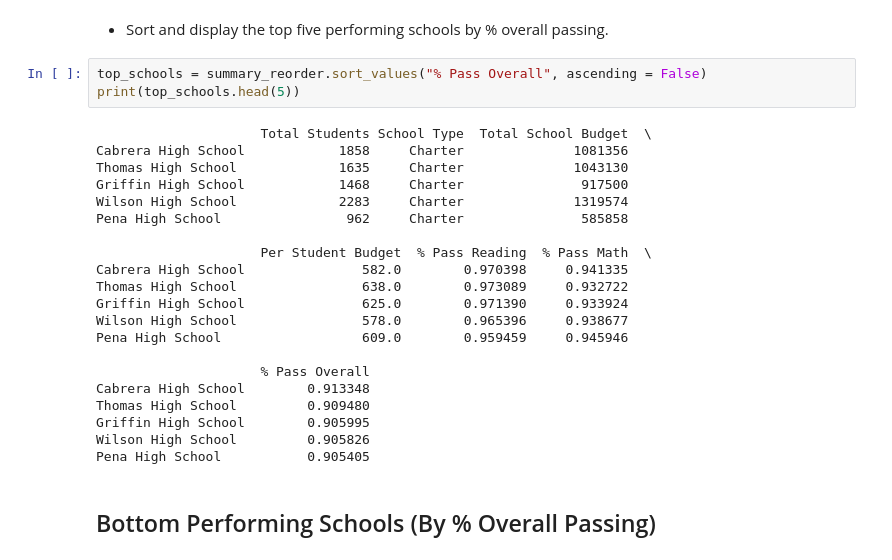
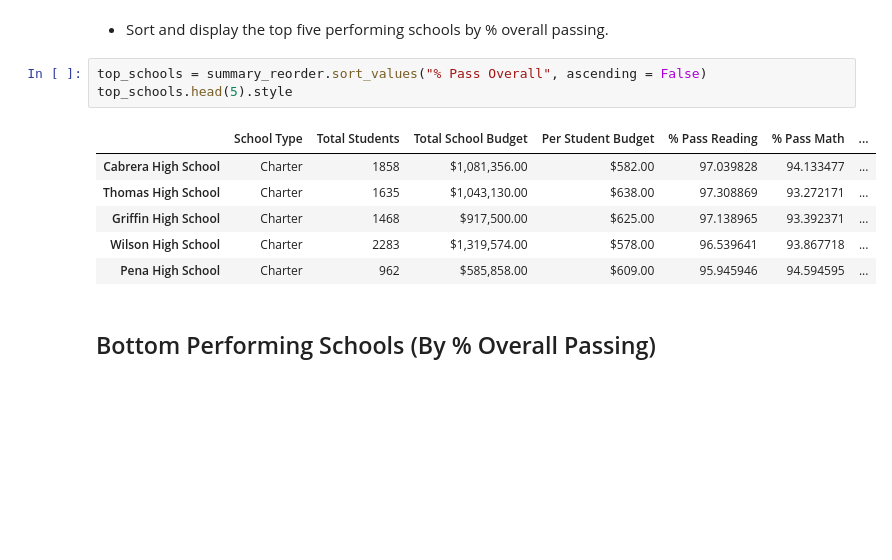
Before and after one commit to KatherineH-cls/pandas-challenge, a Jupyter notebook: PyCitySchools/PyCitySchools.ipynb, the cells around one changed output. Saved outputs shown, nothing was run; the diff lists cells and outputs as text; blank space fills up the shorter version.

```diff
--- a/PyCitySchools/PyCitySchools.ipynb
+++ b/PyCitySchools/PyCitySchools.ipynb
@@ -232,28 +237,14 @@ Holden High School           0.892272
 * Sort and display the top five performing schools by % overall passing.
 # %%
 top_schools = summary_reorder.sort_values("% Pass Overall", ascending = False)
-print(top_schools.head(5))
+top_schools.head(5).style
 # %% [output]
-                     Total Students School Type  Total School Budget  \
-Cabrera High School            1858     Charter              1081356
-Thomas High School             1635     Charter              1043130
-Griffin High School            1468     Charter               917500
-Wilson High School             2283     Charter              1319574
-Pena High School                962     Charter               585858
-
-                     Per Student Budget  % Pass Reading  % Pass Math  \
-Cabrera High School               582.0        0.970398     0.941335
-Thomas High School                638.0        0.973089     0.932722
-Griffin High School               625.0        0.971390     0.933924
-Wilson High School                578.0        0.965396     0.938677
-Pena High School                  609.0        0.959459     0.945946
-
-                     % Pass Overall
-Cabrera High School        0.913348
-Thomas High School         0.909480
-Griffin High School        0.905995
-Wilson High School         0.905826
-Pena High School           0.905405
+|  | School Type | Total Students | Total School Budget | Per Student Budget | % Pass Reading | % Pass Math | ... |
+| Cabrera High School | Charter | 1858 | $1,081,356.00 | $582.00 | 97.039828 | 94.133477 | ... |
+| Thomas High School | Charter | 1635 | $1,043,130.00 | $638.00 | 97.308869 | 93.272171 | ... |
+| Griffin High School | Charter | 1468 | $917,500.00 | $625.00 | 97.138965 | 93.392371 | ... |
+| Wilson High School | Charter | 2283 | $1,319,574.00 | $578.00 | 96.539641 | 93.867718 | ... |
+| Pena High School | Charter | 962 | $585,858.00 | $609.00 | 95.945946 | 94.594595 | ... |
 # %% [markdown]
 ## Bottom Performing Schools (By % Overall Passing)
 # %% [markdown]
```
Also changed, not shown: parts of 5 cells of this notebook.
